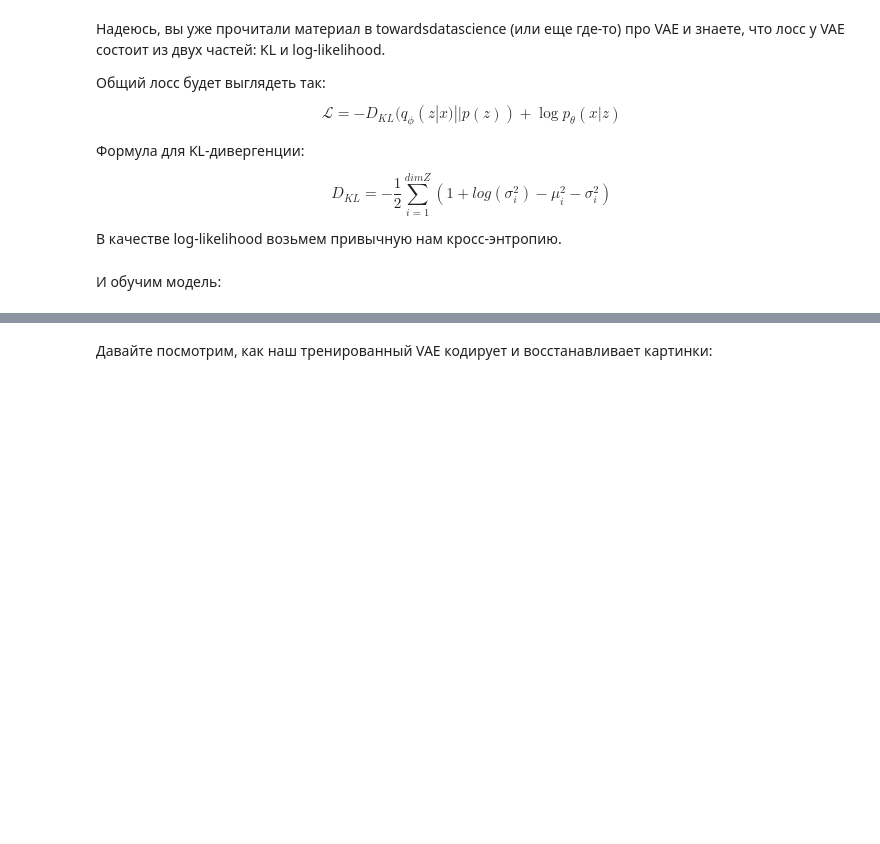
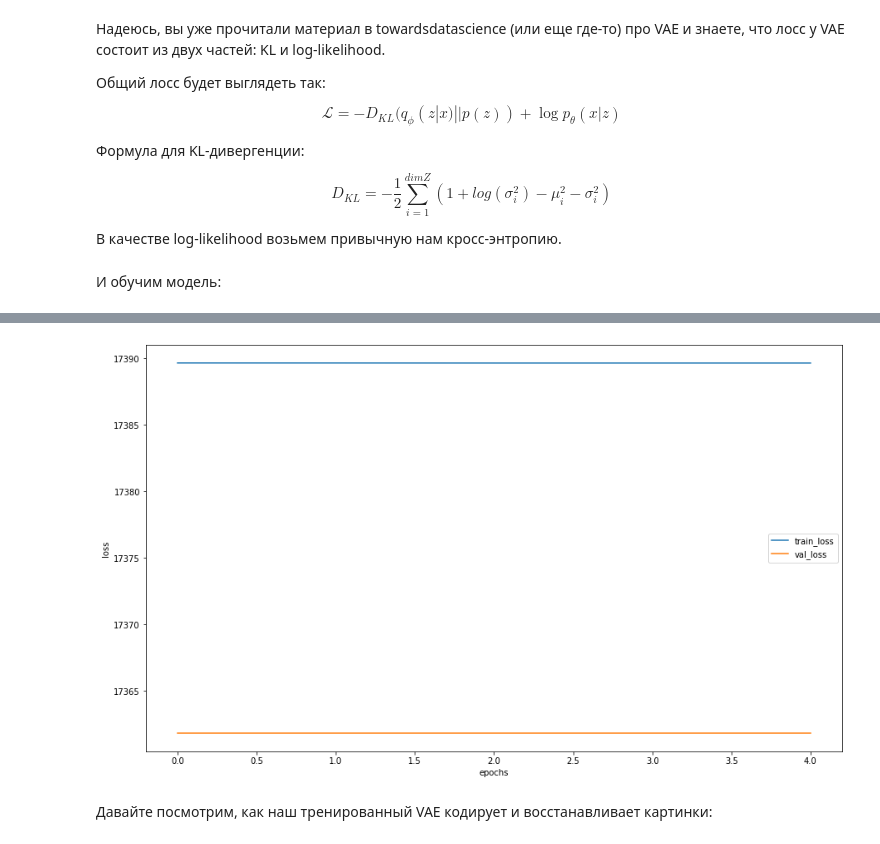
Before and after one commit to gbrs/DLS_1_2022_spring, a Jupyter notebook: adv 19 Домашнее задание. Автоэнкодеры/19 [hw]autoencoders.ipynb, the cells around one changed output, grey strips where cells are left out. Saved outputs shown, nothing was run; the diff lists cells and outputs as text; code cells hidden in the pictures; blank space fills up the shorter version.

Commit message:
launched model training

```diff
--- a/adv 19 Домашнее задание. Автоэнкодеры/19 [hw]autoencoders.ipynb
+++ b/adv 19 Домашнее задание. Автоэнкодеры/19 [hw]autoencoders.ipynb
@@ -707,0 +835,3 @@ optimizer = <Ваш любимый оптимизатор>
+# %%
+train_losses = []
+val_losses = []
@@ -707,0 +841,4 @@ optimizer = <Ваш любимый оптимизатор>
+# %%
+ make_charts(train_losses, val_losses)
+# %% [output]
+[figure, added]
```
Also changed, not shown: parts of 19 cells of this notebook.
